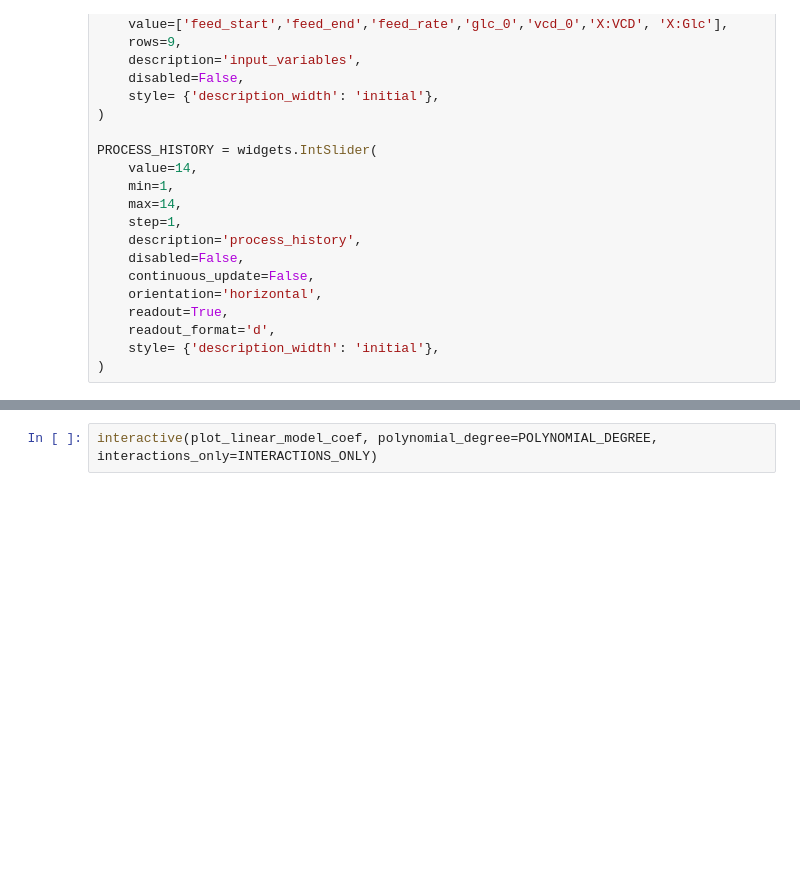
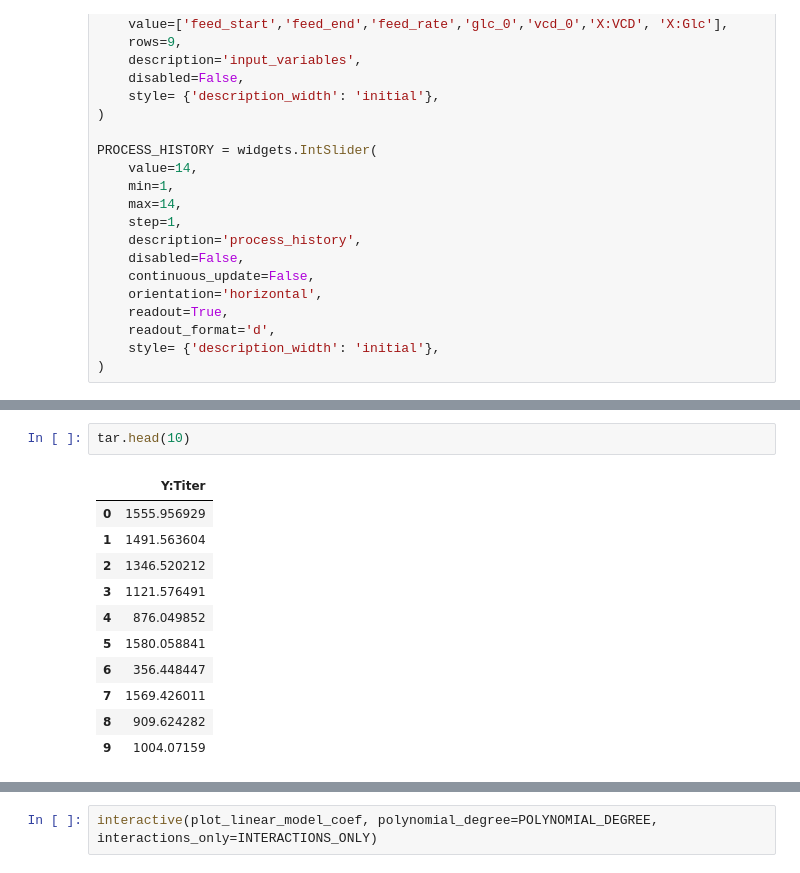
Before and after one commit to DataHow/analytics-course-scripts, a Jupyter notebook: interactions/02_Partial_Least_Squares.ipynb, the cells around one changed output, grey strips where cells are left out. Cells and saved outputs as stored; diff of their text form; blank space fills up the shorter version.

```diff
--- a/interactions/02_Partial_Least_Squares.ipynb
+++ b/interactions/02_Partial_Least_Squares.ipynb
@@ -532,0 +537,14 @@ dataset.head(10)
+# %%
+tar.head(10)
+# %% [output]
+|  | Y:Titer |
+| 0 | 1555.956929 |
+| 1 | 1491.563604 |
+| 2 | 1346.520212 |
+| 3 | 1121.576491 |
+| 4 | 876.049852 |
+| 5 | 1580.058841 |
+| 6 | 356.448447 |
+| 7 | 1569.426011 |
+| 8 | 909.624282 |
+| 9 | 1004.07159 |
```
Also changed, not shown: parts of 16 cells of this notebook.
